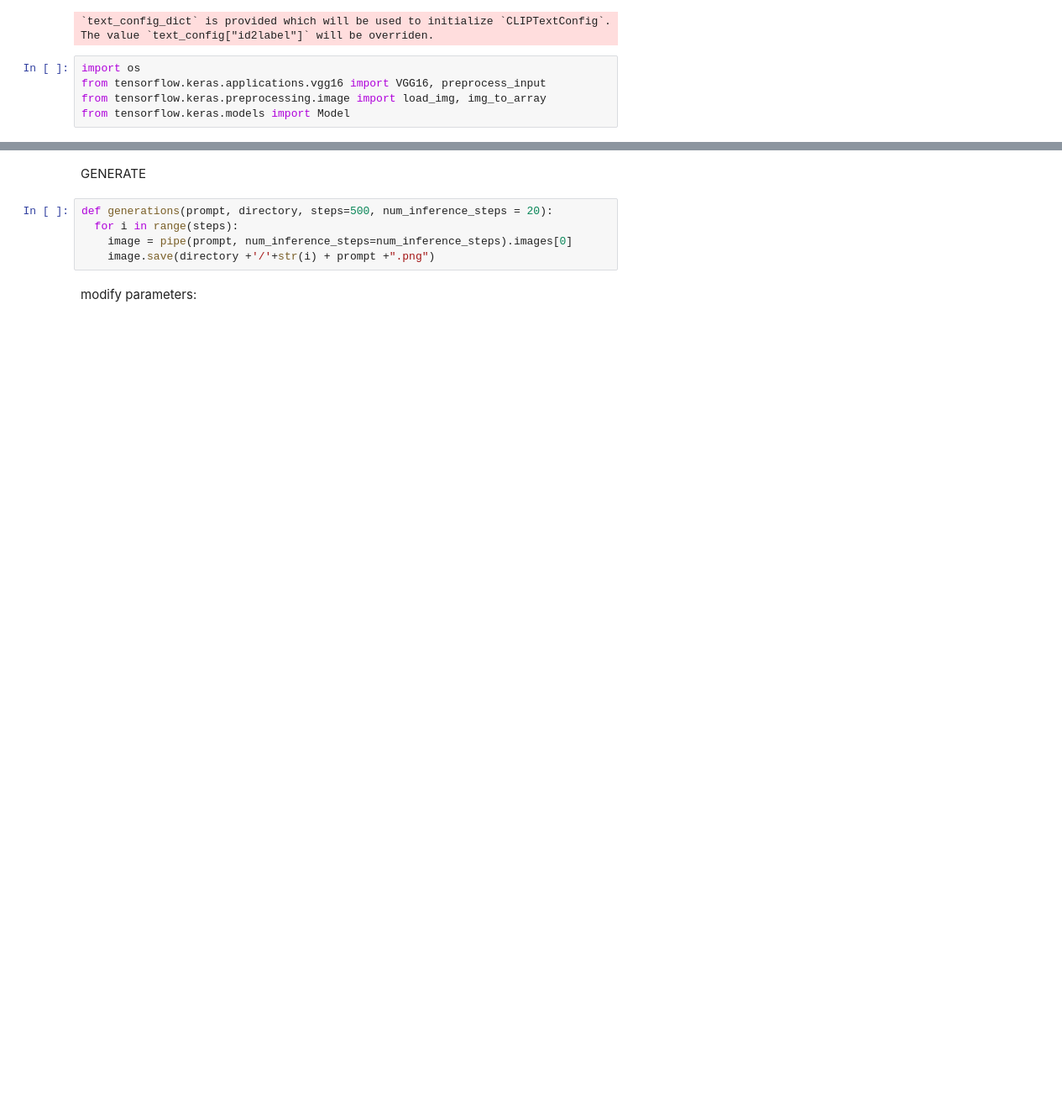
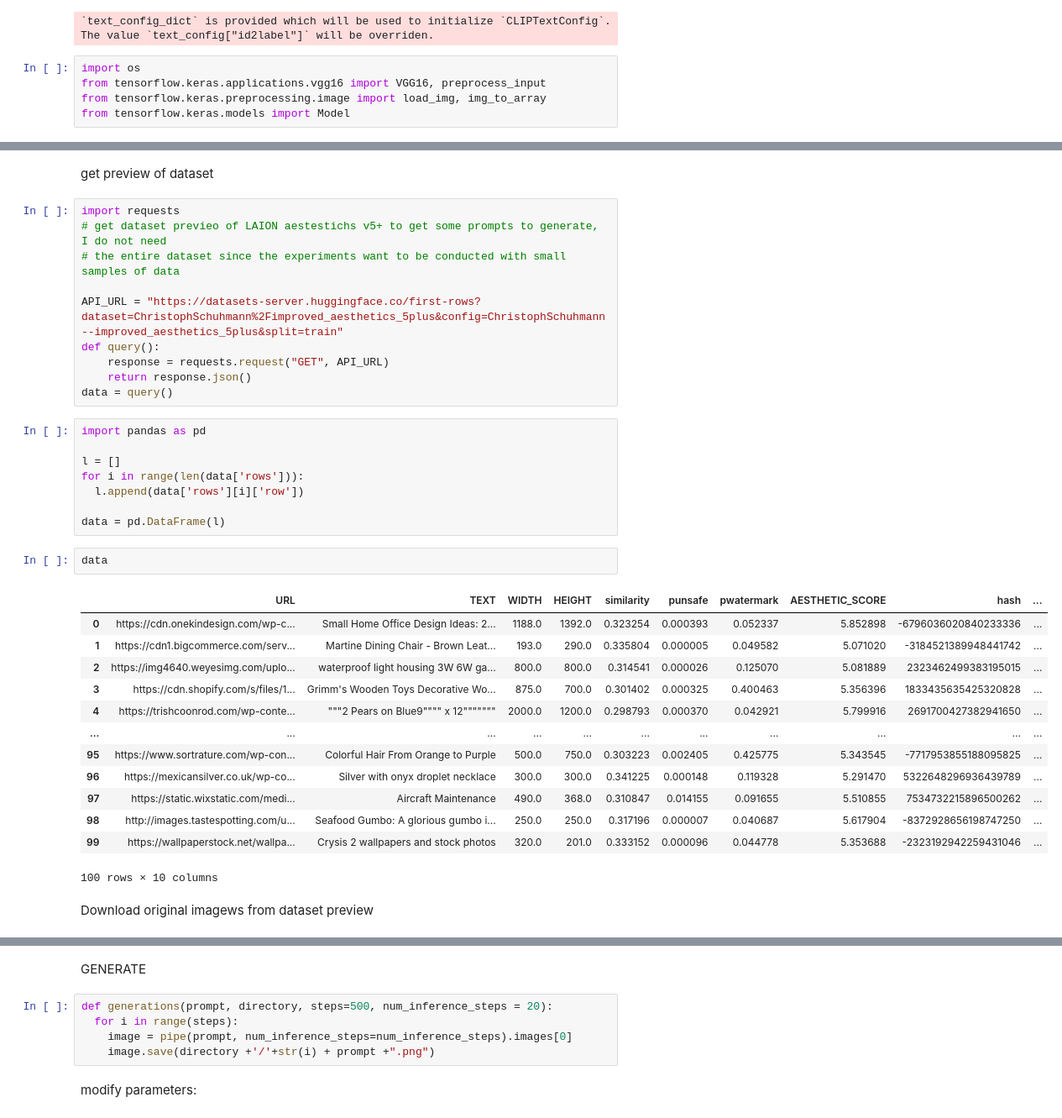
Before and after one commit to fedeflowers/Thesis, a Jupyter notebook: diffusion_models_attacks.ipynb, the cells around one changed output, grey strips where cells are left out. Shown at 84% size. Drawn from its saved outputs; the diff is of its cells as text; blank space fills up the shorter version.

```diff
--- a/diffusion_models_attacks.ipynb
+++ b/diffusion_models_attacks.ipynb
@@ -64,3 +64,41 @@ Trainable params: 134,260,544
 Non-trainable params: 0
 _________________________________________________________________
 None
+# %% [markdown]
+get preview of dataset
+# %%
+import requests
+# get dataset previeo of LAION aestestichs v5+ to get some prompts to generate, I do not need
+# the entire dataset since the experiments want to be conducted with small samples of data
+
+API_URL = "https://datasets-server.huggingface.co/first-rows?dataset=ChristophSchuhmann%2Fimproved_aesthetics_5plus&config=ChristophSchuhmann--improved_aesthetics_5plus&split=train"
+def query():
+    response = requests.request("GET", API_URL)
+    return response.json()
+data = query()
+# %%
+import pandas as pd
+
+l = []
+for i in range(len(data['rows'])):
+  l.append(data['rows'][i]['row'])
+
+data = pd.DataFrame(l)
+# %%
+data
+# %% [output]
+|  | URL | TEXT | WIDTH | HEIGHT | similarity | punsafe | pwatermark | AESTHETIC_SCORE | hash | ... |
+| 0 | https://cdn.onekindesign.com/wp-c... | Small Home Office Design Ideas: 2... | 1188.0 | 1392.0 | 0.323254 | 0.000393 | 0.052337 | 5.852898 | -6796036020840233336 | ... |
+| 1 | https://cdn1.bigcommerce.com/serv... | Martine Dining Chair - Brown Leat... | 193.0 | 290.0 | 0.335804 | 0.000005 | 0.049582 | 5.071020 | -3184521389948441742 | ... |
+| 2 | https://img4640.weyesimg.com/uplo... | waterproof light housing 3W 6W ga... | 800.0 | 800.0 | 0.314541 | 0.000026 | 0.125070 | 5.081889 | 2323462499383195015 | ... |
+| 3 | https://cdn.shopify.com/s/files/1... | Grimm's Wooden Toys Decorative Wo... | 875.0 | 700.0 | 0.301402 | 0.000325 | 0.400463 | 5.356396 | 1833435635425320828 | ... |
+| 4 | https://trishcoonrod.com/wp-conte... | """2 Pears on Blue9"""" x 12""""""" | 2000.0 | 1200.0 | 0.298793 | 0.000370 | 0.042921 | 5.799916 | 2691700427382941650 | ... |
+| ... | ... | ... | ... | ... | ... | ... | ... | ... | ... | ... |
+| 95 | https://www.sortrature.com/wp-con... | Colorful Hair From Orange to Purple | 500.0 | 750.0 | 0.303223 | 0.002405 | 0.425775 | 5.343545 | -7717953855188095825 | ... |
+| 96 | https://mexicansilver.co.uk/wp-co... | Silver with onyx droplet necklace | 300.0 | 300.0 | 0.341225 | 0.000148 | 0.119328 | 5.291470 | 5322648296936439789 | ... |
+| 97 | https://static.wixstatic.com/medi... | Aircraft Maintenance | 490.0 | 368.0 | 0.310847 | 0.014155 | 0.091655 | 5.510855 | 7534732215896500262 | ... |
+| 98 | http://images.tastespotting.com/u... | Seafood Gumbo: A glorious gumbo i... | 250.0 | 250.0 | 0.317196 | 0.000007 | 0.040687 | 5.617904 | -8372928656198747250 | ... |
+| 99 | https://wallpaperstock.net/wallpa... | Crysis 2 wallpapers and stock photos | 320.0 | 201.0 | 0.333152 | 0.000096 | 0.044778 | 5.353688 | -2323192942259431046 | ... |
+100 rows × 10 columns
+# %% [markdown]
+Download original imagews from dataset preview
```
Also changed, not shown: parts of 16 cells of this notebook, 1 other file.
